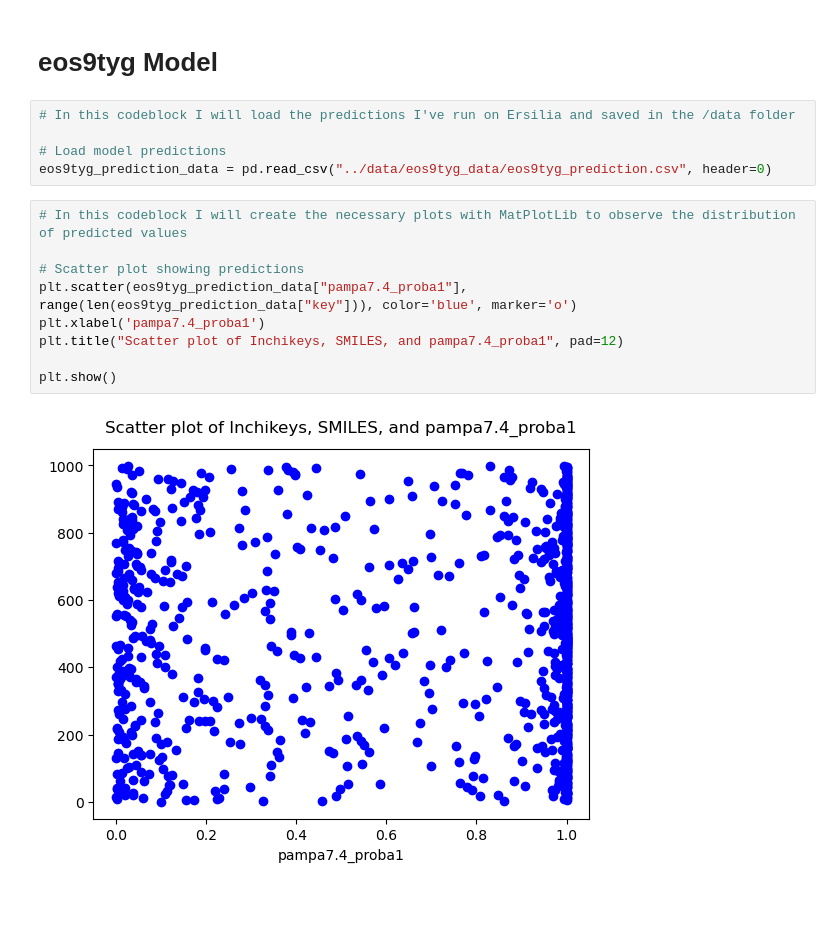
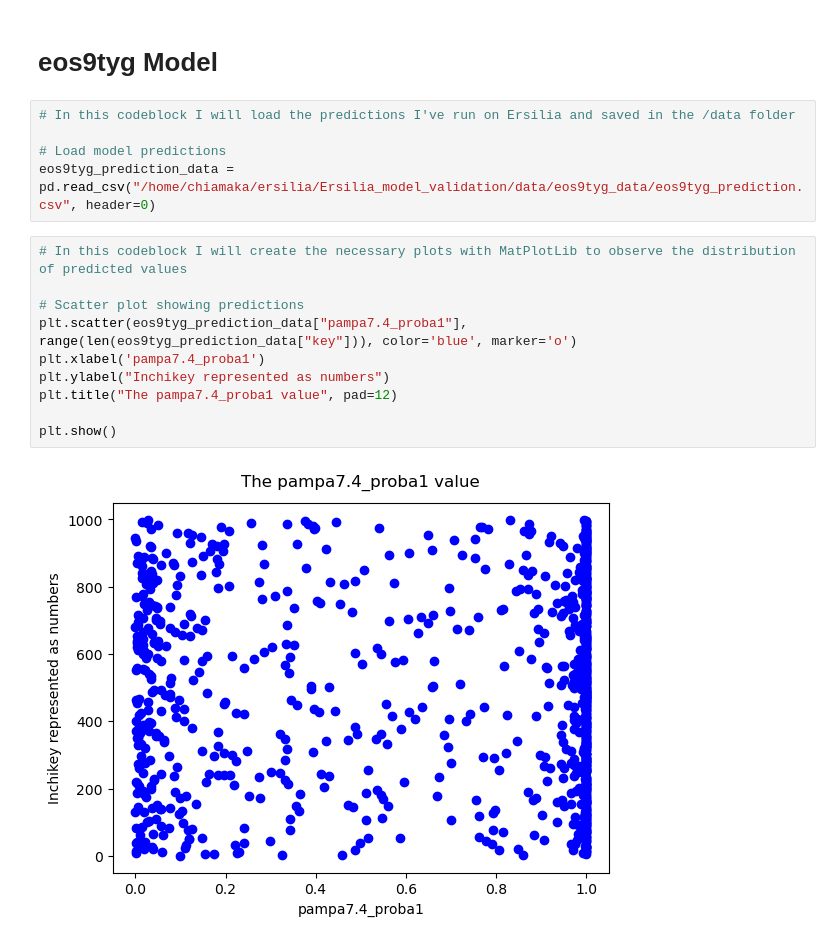
Before and after one commit to Chiamakaj/eos2ta5_ersilia_model_validation, a Jupyter notebook: notebooks/eos9tyg_notebook/00_model_bias.ipynb, the cells around one changed output. Drawn from its saved outputs; the diff is of its cells as text; blank space fills up the shorter version.

```diff
--- a/notebooks/eos9tyg_notebook/00_model_bias.ipynb
+++ b/notebooks/eos9tyg_notebook/00_model_bias.ipynb
@@ -76,15 +79,16 @@ Now, I will use the predictions I got from the Ersilia Model Hub on the dataset
 # In this codeblock I will load the predictions I've run on Ersilia and saved in the /data folder
 
 # Load model predictions
-eos9tyg_prediction_data = pd.read_csv("../data/eos9tyg_data/eos9tyg_prediction.csv", header=0)
+eos9tyg_prediction_data = pd.read_csv("/home/chiamaka/ersilia/Ersilia_model_validation/data/eos9tyg_data/eos9tyg_prediction.csv", header=0)
 # %%
 # In this codeblock I will create the necessary plots with MatPlotLib to observe the distribution of predicted values
 
 # Scatter plot showing predictions
 plt.scatter(eos9tyg_prediction_data["pampa7.4_proba1"], range(len(eos9tyg_prediction_data["key"])), color='blue', marker='o')
 plt.xlabel('pampa7.4_proba1')
-plt.title("Scatter plot of Inchikeys, SMILES, and pampa7.4_proba1", pad=12)
+plt.ylabel("Inchikey represented as numbers")
+plt.title("The pampa7.4_proba1 value", pad=12)
 
 plt.show()
 # %% [output]
-[figure, old version]
+[figure, new version]
```
Also changed, not shown: parts of 3 cells of this notebook, 5 other files.
